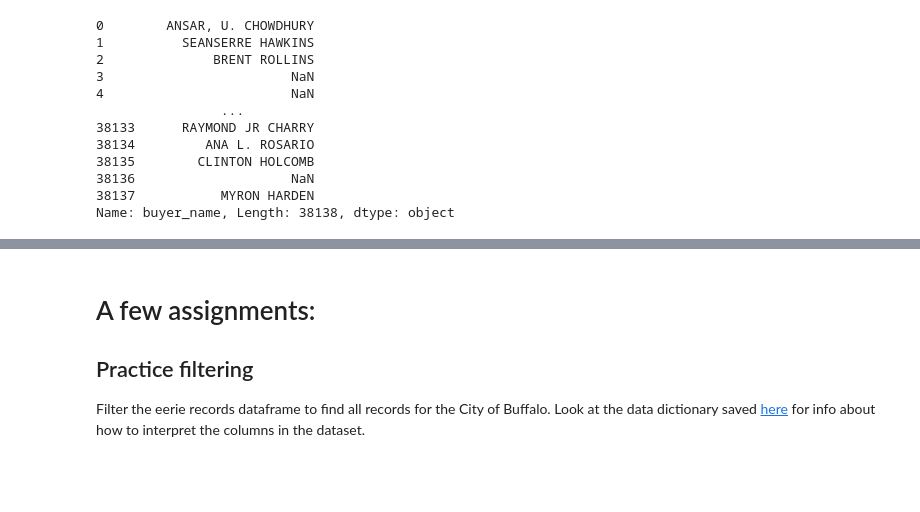
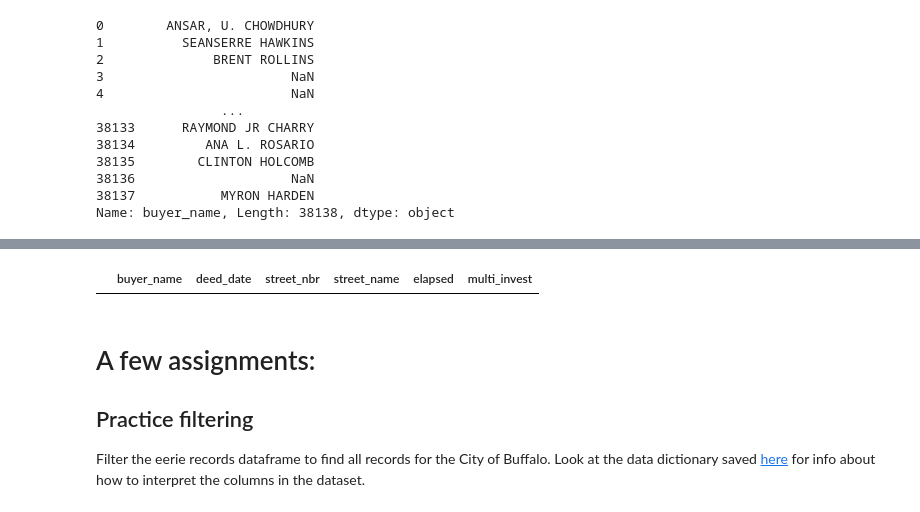
Before and after one commit to CenterForSpatialResearch/investors-ny, a Jupyter notebook: ny-investor-classification.ipynb, the cells around one changed output, grey strips where cells are left out. Saved outputs shown, nothing was run; the diff lists cells and outputs as text; code cells hidden in the pictures; blank space fills up the shorter version.

Commit message:
attempted sorting of investors purchasing multiple properties

```diff
--- a/ny-investor-classification.ipynb
+++ b/ny-investor-classification.ipynb
@@ -289,3 +290,19 @@ Name: inv, Length: 27910, dtype: bool
+# %%
+columns_multi = ['buyer_name','deed_date','street_nbr','street_name']
+# %%
+multiple_purchase_simple = multiple_purchasers[columns_multi]
+# %%
+multiple_purchase_simple['elapsed'] = multiple_purchase_simple.sort_values(
+    ['buyer_name','deed_date']).groupby(
+    'buyer_name')['deed_date'].diff()
+# %%
+multiple_investors = multiple_purchase_simple.groupby('buyer_name').filter(
+    lambda x: x['elapsed_days'].min() <= 365)
+multiple_investors['multi_invest'] = 1
+# %%
+multiple_investors
+# %% [output]
+|  | buyer_name | deed_date | street_nbr | street_name | elapsed | multi_invest |
 # %% [markdown]
 # A few assignments:
 
```
Also changed, not shown: parts of 10 cells of this notebook.
